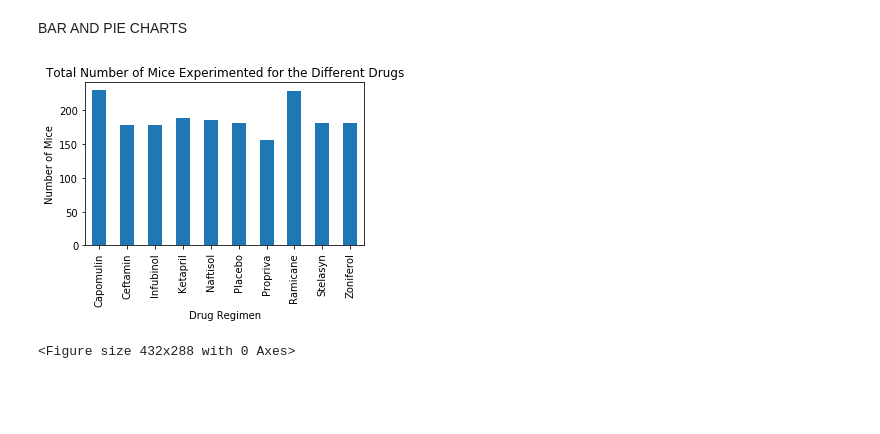
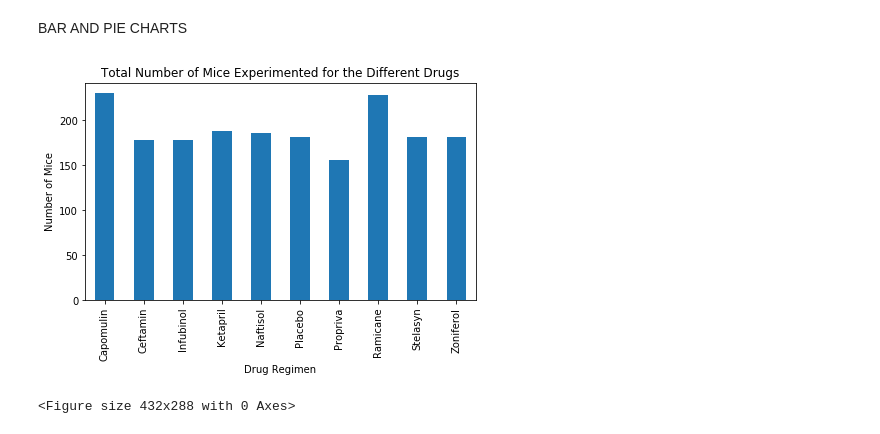
Before and after one commit to annabelcheong/matplotlib, a Jupyter notebook: pymaceuticals.ipynb, the cells around one changed output. Drawn from its saved outputs; the diff is of its cells as text; code cells hidden in the pictures; blank space fills up the shorter version.

Commit message:
Pyplot bar chart completed specifying tick locations

```diff
--- a/pymaceuticals.ipynb
+++ b/pymaceuticals.ipynb
@@ -154,22 +155,27 @@ Name: Tumor Volume (mm3), dtype: float64
 # %% [markdown]
 BAR AND PIE CHARTS
 # %%
-# Generate a bar plot showing the total number of mice for each treatment throughout the course of the study using pandas.
+#Generate a bar plot showing the total number of mice for each treatment throughout the course of the study using pandas.
 
 #Count number of nice in each Drug Regimen category
 regimen_total_mice=regimen.count()["Mouse ID"]
 regimen_total_mice
 
+#---------PANDA BAR CHART ------------
 #Use DataFrame.plot() in order to create a bar chart of the data
-regimen_total_mice.plot(kind="bar", figsize=(5,3))
+regimen_total_mice.plot(kind="bar", figsize=(7,4))
 
+#---------------------------------------------
 # Set a title for the chart
 plt.title("Total Number of Mice Experimented for the Different Drugs")
-plt.ylabel("Number of Mice");
+plt.ylabel("Number of Mice")
+
 #Show plot
 plt.show()
-#Layout
-plt.tight_layout()
+#Ensure all text on graph is showing, auto-adjusts location of axes
+plt.tight_layout();
+
+#####NEED TO EDIT THIS TO ALLOW FOR SPACING ON BOTH SIDES OF CHART
 # %% [output]
-[figure, old version]
+[figure, new version]
 <Figure size 432x288 with 0 Axes>
```
Also changed, not shown: parts of 2 cells of this notebook.
